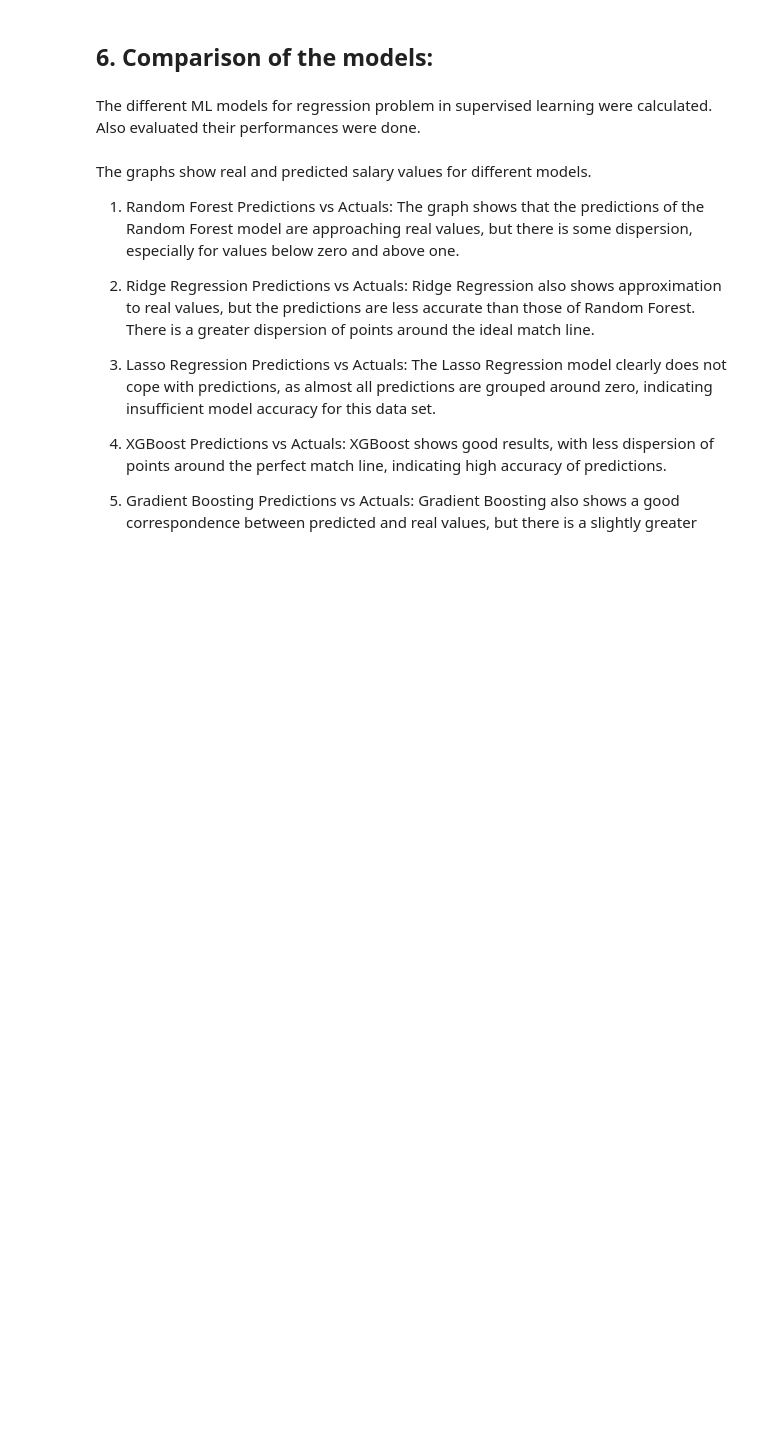
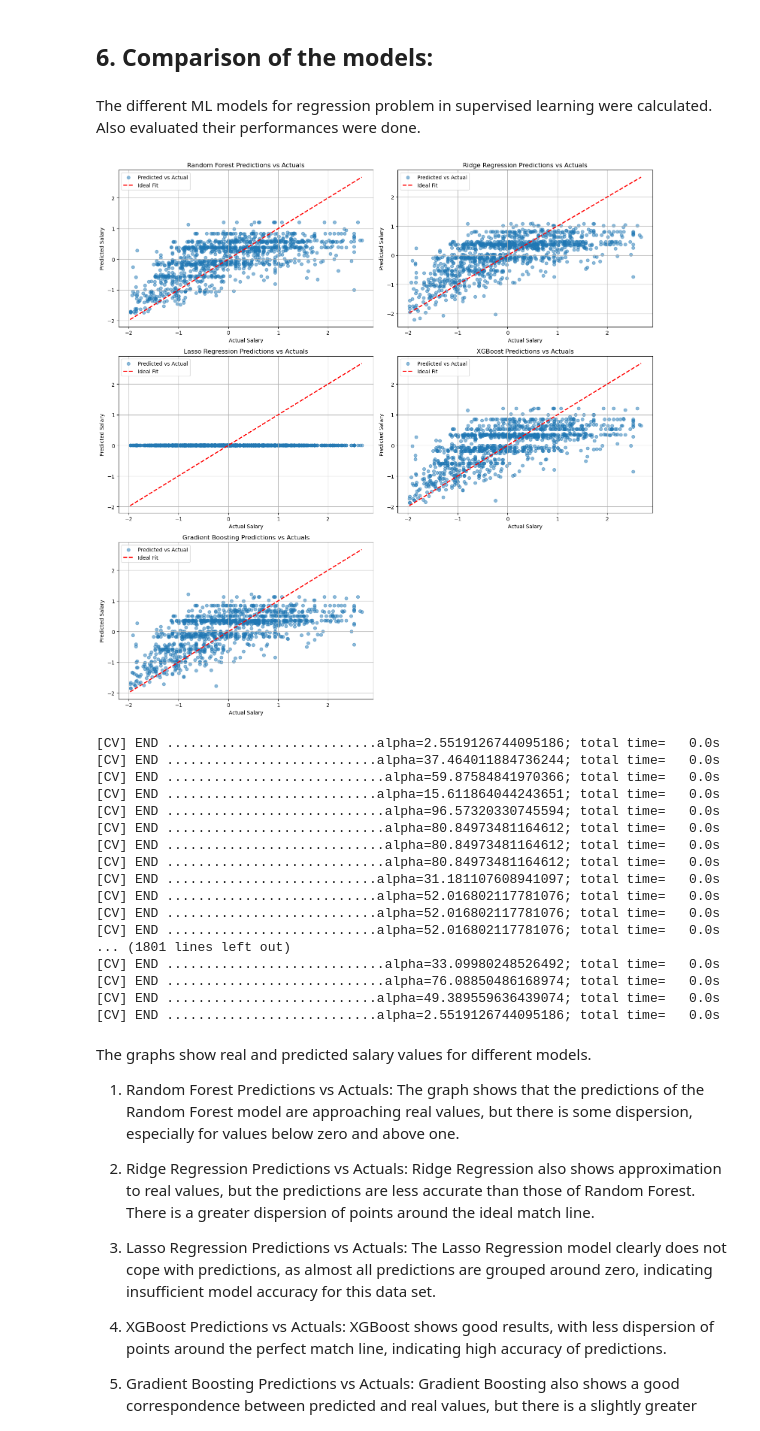
Before and after one commit to IuliiaBolgova/Capstone-Project, a Jupyter notebook: notebooks/Modeling.ipynb, the cells around one changed output. Saved outputs shown, nothing was run; the diff lists cells and outputs as text; code cells hidden in the pictures; blank space fills up the shorter version.

```diff
--- a/notebooks/Modeling.ipynb
+++ b/notebooks/Modeling.ipynb
@@ -519,34 +528,60 @@ The different ML models for regression problem in supervised learning were calcu
 # %%
 # Function for creating charts with a trend line
 def plot_predictions(ax, y_true, y_pred, title):
     ax.scatter(y_true, y_pred, alpha=0.5, label='Predicted vs Actual')
     ax.plot([y_true.min(), y_true.max()], [y_true.min(), y_true.max()], 'r--', lw=2, label='Ideal Fit')
     ax.set_xlabel('Actual Salary')
     ax.set_ylabel('Predicted Salary')
     ax.set_title(title)
     ax.legend()
     ax.grid(True)
 
 # Real and predicted values for each model
 models = {
     'Random Forest': (y_test, rf_random.predict(X_test_significant)),
     'Ridge Regression': (y_test, ridge_search.predict(X_test_significant)),
     'Lasso Regression': (y_test, lasso_search.predict(X_test_significant)),
     'XGBoost': (y_test, xgbr_random.predict(X_test_significant)),
     'Gradient Boosting': (y_test, gbr_random.predict(X_test_significant))
 }
 
 # Determining the size of the grid
 n_models = len(models)
 n_rows = (n_models + 1) // 2
 fig, axes = plt.subplots(n_rows, 2, figsize=(15, 5 * n_rows))
 
+# Flatten axes array for easy iteration
+axes = axes.flatten()
+
 # Building graphs
-for ax, (model_name, (y_true, y_pred)) in zip(axes.flat, models.items()):
+for ax, (model_name, (y_true, y_pred)) in zip(axes, models.items()):
     plot_predictions(ax, y_true, y_pred, f'{model_name} Predictions vs Actuals')
+
+# Hide any extra subplots
+for i in range(len(models), len(axes)):
+    fig.delaxes(axes[i])
 
 plt.tight_layout()
 plt.show()
+# %% [output]
+[figure, added]
+[CV] END ...........................alpha=2.5519126744095186; total time=   0.0s
+[CV] END ...........................alpha=37.464011884736244; total time=   0.0s
+[CV] END ............................alpha=59.87584841970366; total time=   0.0s
+[CV] END ...........................alpha=15.611864044243651; total time=   0.0s
+[CV] END ............................alpha=96.57320330745594; total time=   0.0s
+[CV] END ............................alpha=80.84973481164612; total time=   0.0s
+[CV] END ............................alpha=80.84973481164612; total time=   0.0s
+[CV] END ............................alpha=80.84973481164612; total time=   0.0s
+[CV] END ...........................alpha=31.181107608941097; total time=   0.0s
+[CV] END ...........................alpha=52.016802117781076; total time=   0.0s
+[CV] END ...........................alpha=52.016802117781076; total time=   0.0s
+[CV] END ...........................alpha=52.016802117781076; total time=   0.0s
+... (1801 lines left out)
+[CV] END ............................alpha=33.09980248526492; total time=   0.0s
+[CV] END ............................alpha=76.08850486168974; total time=   0.0s
+[CV] END ...........................alpha=49.389559636439074; total time=   0.0s
+[CV] END ...........................alpha=2.5519126744095186; total time=   0.0s
 # %% [markdown]
 The graphs show real and predicted salary values for different models.
 
```
Also changed, not shown: parts of 12 cells of this notebook.
